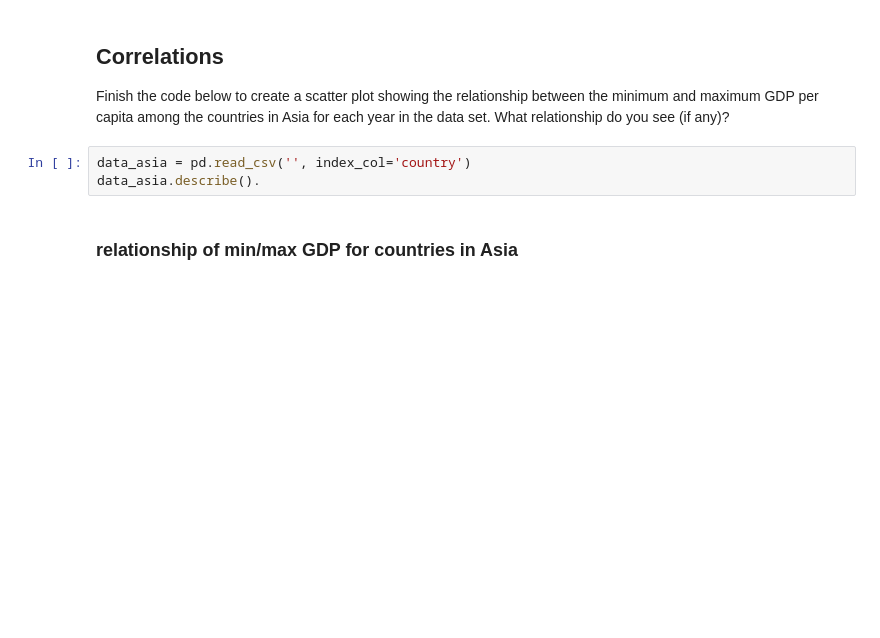
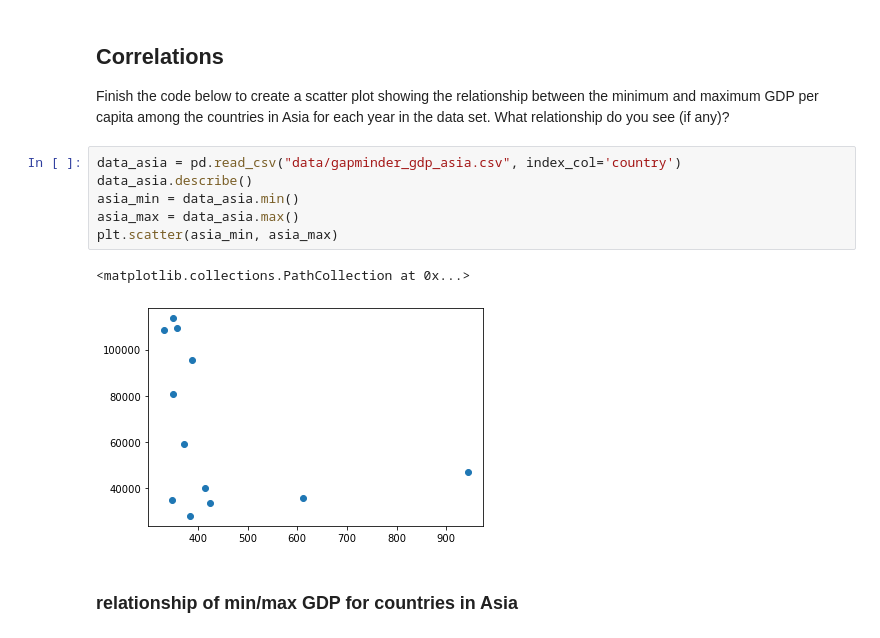
Before and after one commit to tjglover/nclabs_pandaspractice, a Jupyter notebook: assignment6.ipynb, the cells around one changed output. Cells and saved outputs as stored; diff of their text form; blank space fills up the shorter version.

```diff
--- a/assignment6.ipynb
+++ b/assignment6.ipynb
@@ -109,8 +244,14 @@ plt.xticks(rotation=90)
 
 Finish the code below to create a scatter plot showing the relationship between the minimum and maximum GDP per capita among the countries in Asia for each year in the data set. What relationship do you see (if any)?
 # %%
-data_asia = pd.read_csv('', index_col='country')
-data_asia.describe().
+data_asia = pd.read_csv("data/gapminder_gdp_asia.csv", index_col='country')
+data_asia.describe()
+asia_min = data_asia.min()
+asia_max = data_asia.max()
+plt.scatter(asia_min, asia_max)
+# %% [output]
+<matplotlib.collections.PathCollection at 0x...>
+[figure, added]
 # %% [markdown]
 ### relationship of min/max GDP for countries in Asia
 # %% [markdown]
```
Also changed, not shown: parts of 20 cells of this notebook.
